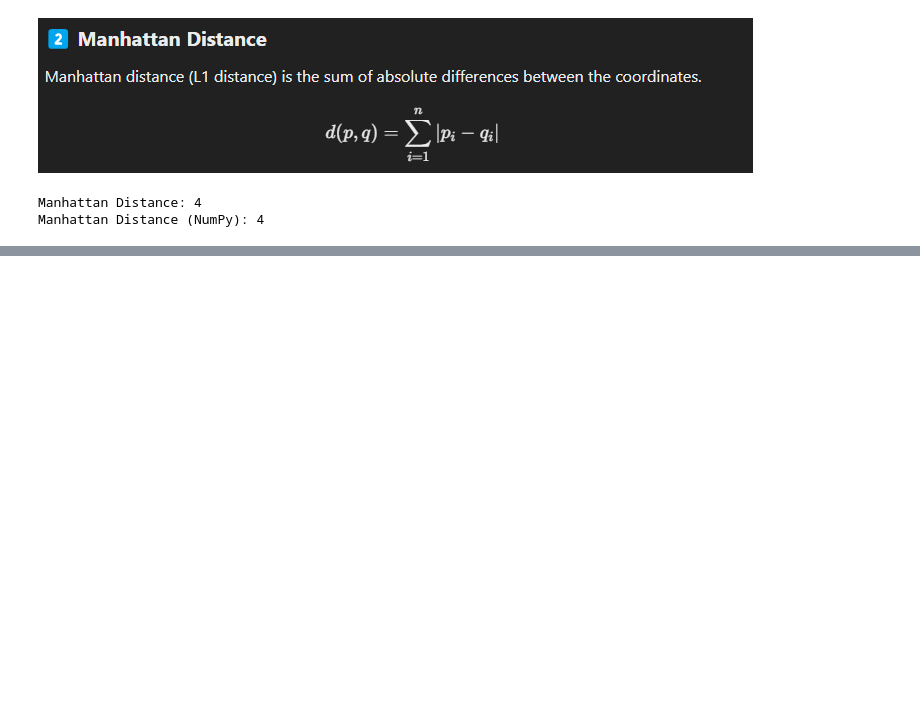
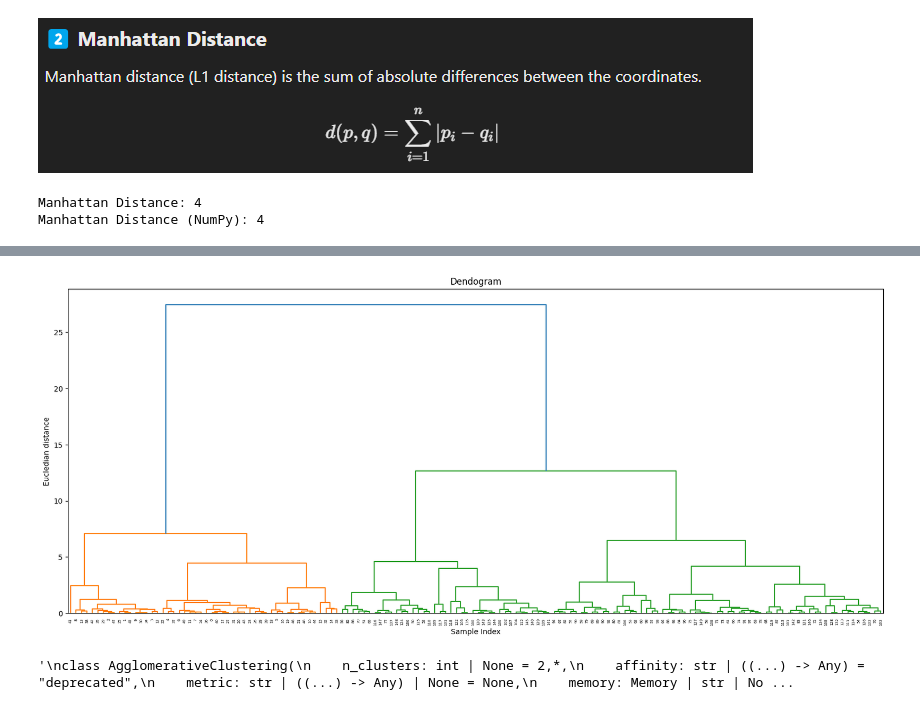
Before and after one commit to Shimul-Zahan/ML-Bootcamp, a Jupyter notebook: Hierarichal Clustering/projects/hc.ipynb, the cells around one changed output, grey strips where cells are left out. Cells and saved outputs as stored; diff of their text form; code cells hidden in the pictures; blank space fills up the shorter version.

Commit message:
☣️Working with Hierarichal Clusteri💀💀💀

```diff
--- a/Hierarichal Clustering/projects/hc.ipynb
+++ b/Hierarichal Clustering/projects/hc.ipynb
@@ -48,0 +116,41 @@ Manhattan Distance (NumPy): 4
+# %%
+# Apply Aglomerrative Clustering
+## Construct a Dendogram
+
+import scipy.cluster.hierarchy as sc
+# plot the dendogram
+plt.figure(figsize=(20, 8))
+plt.title("Dendogram")
+
+sc.dendrogram(sc.linkage(pca_scaled, method='ward'))
+plt.title("Dendogram")
+plt.xlabel("Sample Index")
+plt.ylabel("Eucledian distance")
+plt.show()
+# %% [output]
+[figure, added]
+# %%
+from sklearn.cluster import AgglomerativeClustering
+cluster = AgglomerativeClustering(
+    n_clusters=2,
+    metric='euclidean',
+    linkage='ward'
+)
+
+cluster.fit(pca_scaled)
+
+'''
+class AgglomerativeClustering(
+    n_clusters: int | None = 2,*,
+    affinity: str | ((...) -> Any) = "deprecated",
+    metric: str | ((...) -> Any) | None = None,
+    memory: Memory | str | None = None,
+    connectivity: ArrayLike | ((...) -> Any) | None = None,
+    compute_full_tree: bool | Literal['auto'] = "auto",
+    linkage: Literal['ward', 'complete', 'average', 'single'] = "ward",
+    distance_threshold: Float | None = None,
+    compute_distances: bool = False
+)
+'''
+# %% [output]
+'\nclass AgglomerativeClustering(\n    n_clusters: int | None = 2,*,\n    affinity: str | ((...) -> Any) = "deprecated",\n    metric: str | ((...) -> Any) | None = None,\n    memory: Memory | str | No ...
```
Also changed, not shown: parts of 12 cells of this notebook.
